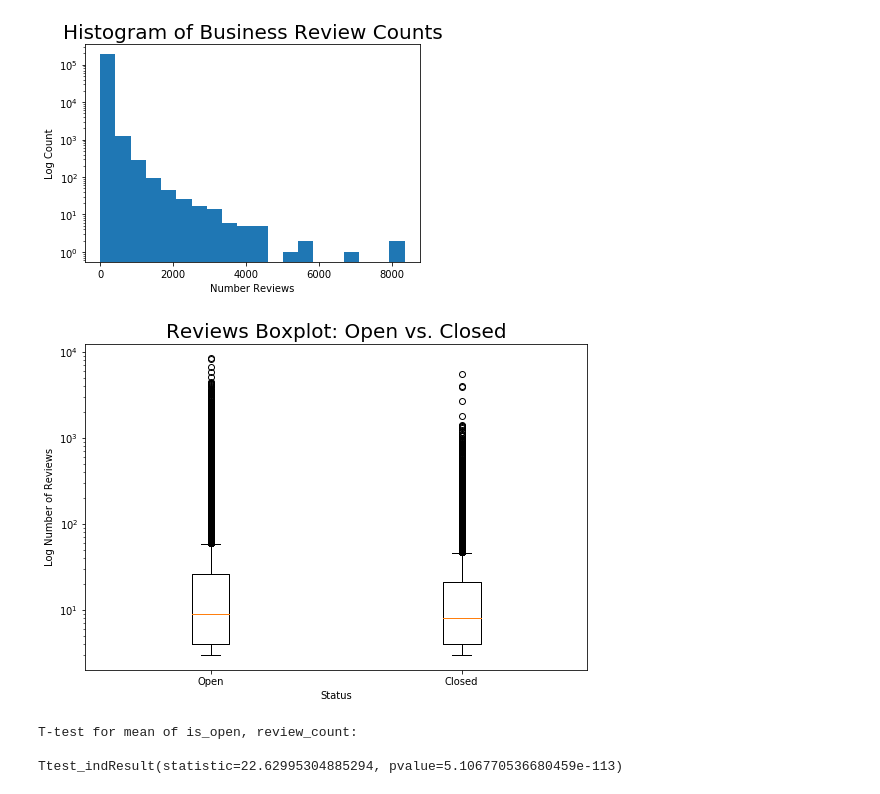
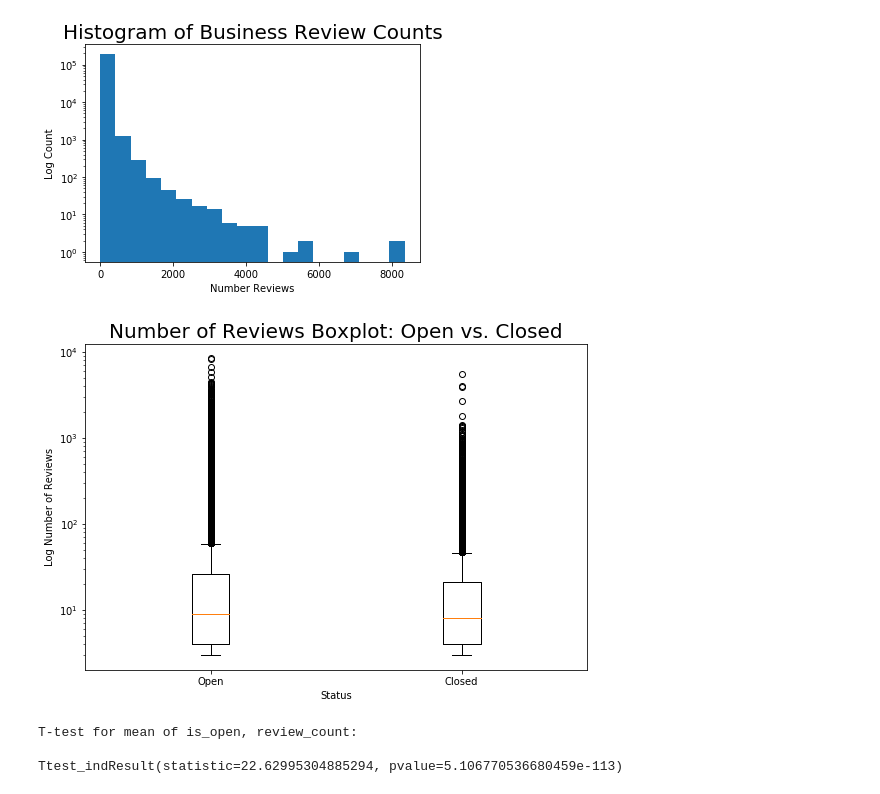
Before and after one commit to 1313davidlee/yelp_dataset, a Jupyter notebook: Project_EDA.ipynb, the cells around one changed output. Saved outputs shown, nothing was run; the diff lists cells and outputs as text; code cells hidden in the pictures.

```diff
--- a/Project_EDA.ipynb
+++ b/Project_EDA.ipynb
@@ -181,23 +181,23 @@ plt.show()
 # %%
 open_reviews = business_df[business_df['is_open'] == 1]['review_count'].dropna()
 closed_reviews = business_df[business_df['is_open'] == 0]['review_count'].dropna()
 
 # Create a figure instance
 fig = plt.figure(1, figsize=(9, 6))
 
 # Create an axes instance
 ax = fig.add_subplot(111)
 ax.set_xticklabels(['Open', 'Closed'])
 
 data_to_plot = [open_reviews, closed_reviews]
 bp = ax.boxplot(data_to_plot)
 plt.yscale('log')
-plt.title('Reviews Boxplot: Open vs. Closed', size=20)
+plt.title('Number of Reviews Boxplot: Open vs. Closed', size=20)
 plt.ylabel('Log Number of Reviews')
 plt.xlabel('Status')
 plt.show()
 # %% [output]
-[figure, old version]
+[figure, new version]
 # %%
 # t-test for mean of 'is_open', review counts
 open = business_df[business_df['is_open'] == 1]['review_count'].tolist()
```
Also changed, not shown: parts of 1 cell of this notebook, 1 other file.
